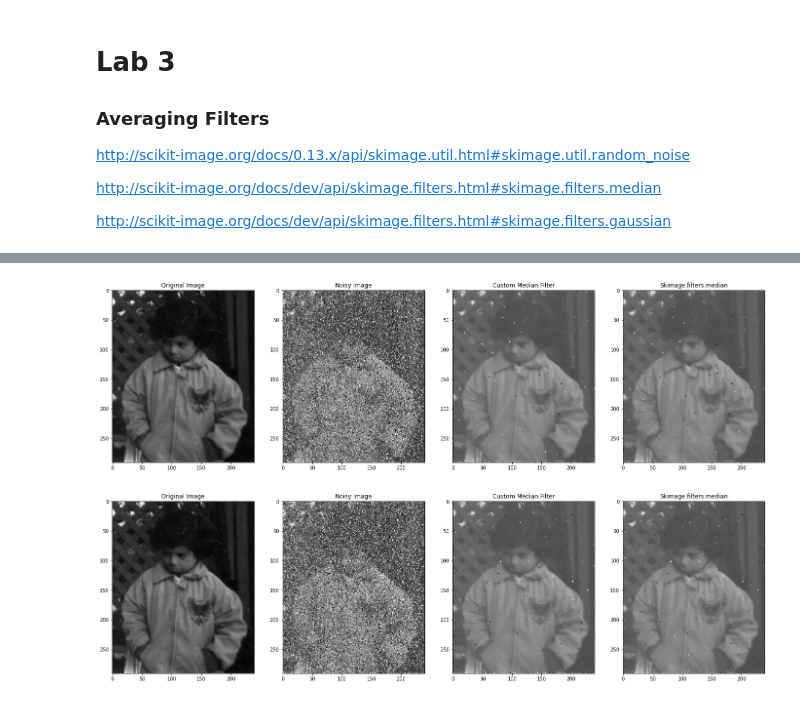
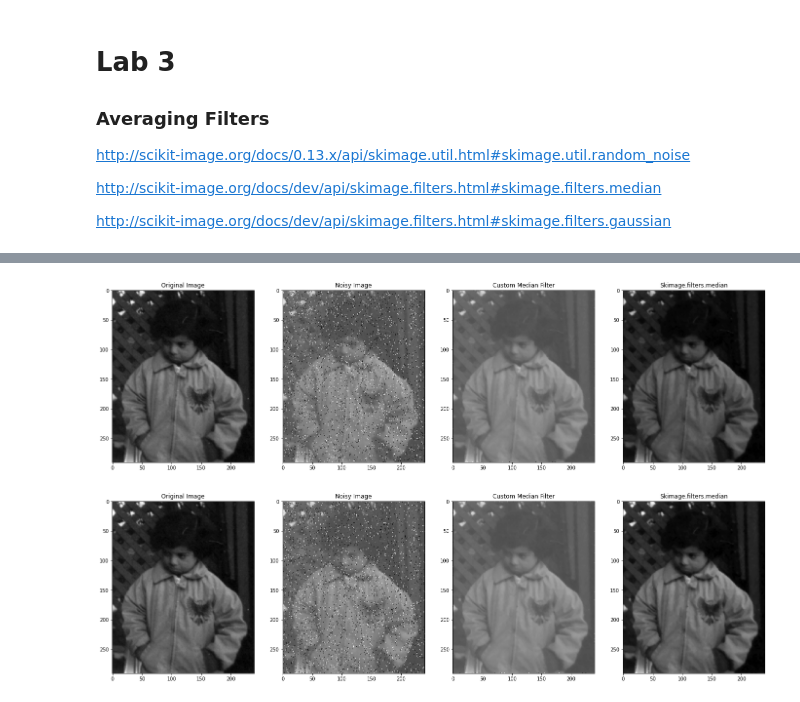
Before and after one commit to We2Am-BaSsem/IP-Labs, a Jupyter notebook: Lab03/Lab_Smoothing_STD.ipynb, the cells around one changed output, grey strips where cells are left out. Cells and saved outputs as stored; diff of their text form; code cells hidden in the pictures.

```diff
--- a/Lab03/Lab_Smoothing_STD.ipynb
+++ b/Lab03/Lab_Smoothing_STD.ipynb
@@ -55,26 +58,26 @@ def median_filter_optimized(image, window_width, window_height):
 # %%
 '''
 (2) skimage median filter
 Optimized Implementation that works in less time
 '''
 
 image = io.imread('pout.tif')
-noisy_image = random_noise(image, mode = "s&p", amount = 0.2)
+noisy_image = random_noise(image, mode = "s&p", amount = 0.05)
 show_images([image, noisy_image, median_filter_optimized(noisy_image, 3, 3), median(noisy_image)],
             ['Original Image', 'Noisy Image', 'Custom Median Filter', 'Skimage.filters.median'])
 # %% [output]
-[figure, old version]
+[figure, new version]
 # %%
 '''
 (2) skimage median filter
 '''
 
 image = io.imread('pout.tif')
-noisy_image = random_noise(image, mode = "s&p", amount = 0.2)
+noisy_image = random_noise(image, mode = "s&p", amount = 0.05)
 show_images([image, noisy_image, median_filter(noisy_image, 3, 3), median(noisy_image)],
             ['Original Image', 'Noisy Image', 'Custom Median Filter', 'Skimage.filters.median'])
 # %% [output]
-[figure, old version]
+[figure, new version]
 # %%
 '''
 (3) Gaussion Filters
```
Also changed, not shown: parts of 2 cells of this notebook, 1 other file.
